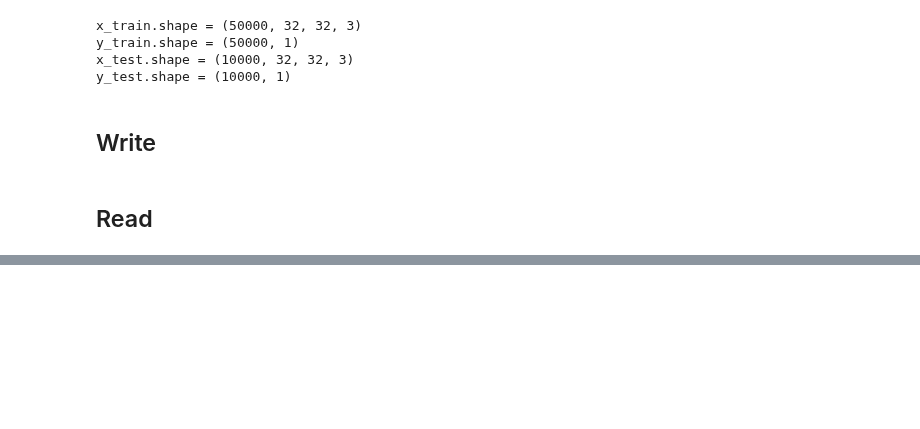
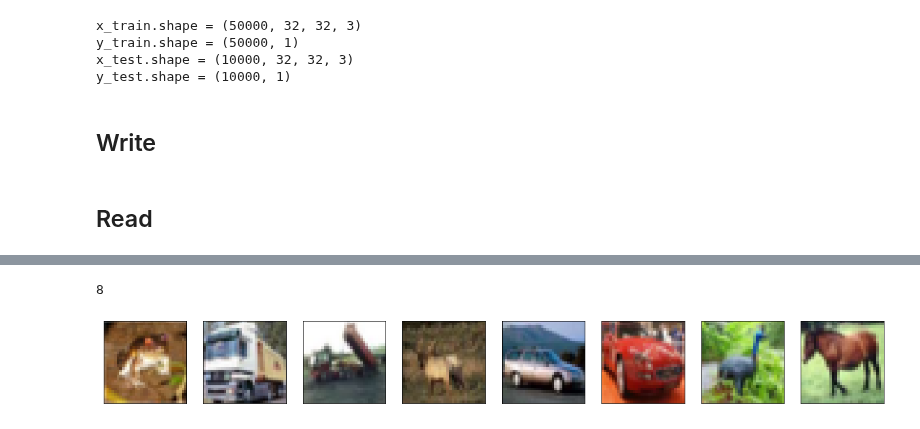
Before and after one commit to ryangillard/artificial_intelligence, a Jupyter notebook: machine_learning/gan/create_tfrecords_cifar10.ipynb, the cells around one changed output, grey strips where cells are left out. Saved outputs shown, nothing was run; the diff lists cells and outputs as text; code cells hidden in the pictures; blank space fills up the shorter version.

```diff
--- a/machine_learning/gan/create_tfrecords_cifar10.ipynb
+++ b/machine_learning/gan/create_tfrecords_cifar10.ipynb
@@ -101,14 +101,14 @@ def decode_example(protos, params):
     print_obj("decode_example", "image", image)
 
     # Convert from [0, 255] -> [-1.0, 1.0] floats.
-    image = tf.cast(x=image, dtype=tf.float32) * (2. / 255) - 1.0
+    image_scaled = tf.cast(x=image, dtype=tf.float32) * (2. / 255) - 1.0
     print_obj("decode_example", "image", image)
 
     # Convert label from a scalar uint8 tensor to an int32 scalar.
     label = tf.cast(x=parsed_features["label"], dtype=tf.int32)
     print_obj("decode_example", "label", label)
 
-    return {"image": image}, label
+    return {"image": image, "image_scaled": image_scaled}, label
 
 
 def read_dataset(filename, mode, batch_size, params):
@@ -183,7 +183,7 @@ def try_out_input_function(arguments):
         fn = read_dataset(
             filename=filename,
             mode=tf.estimator.ModeKeys.EVAL,
-            batch_size=3,
+            batch_size=8,
             params=arguments
         )
 
@@ -192,3 +192,5 @@ def try_out_input_function(arguments):
         print("labels.shape = {}".format(labels.shape))
         print("features = \n{}".format(features))
         print("labels = \n{}".format(labels))
+
+    return features, labels
@@ -214,0 +197,2 @@ labels =
+# %%
+features, labels = try_out_input_function(arguments)
@@ -214,0 +217,19 @@ labels =
+# %%
+len(features["image"])
+# %% [output]
+8
+# %%
+import matplotlib.pyplot as plt
+
+num_images = len(features["image"])
+
+plt.figure(figsize=(20, 20))
+for i in range(num_images):
+    plt.subplot(1, num_images, i + 1)
+    plt.xticks([])
+    plt.yticks([])
+    plt.grid(False)
+    plt.imshow(features["image"][i], cmap=plt.cm.binary)
+plt.show()
+# %% [output]
+[figure, added]
```
Also changed, not shown: parts of 4 cells of this notebook, 1 other file.
